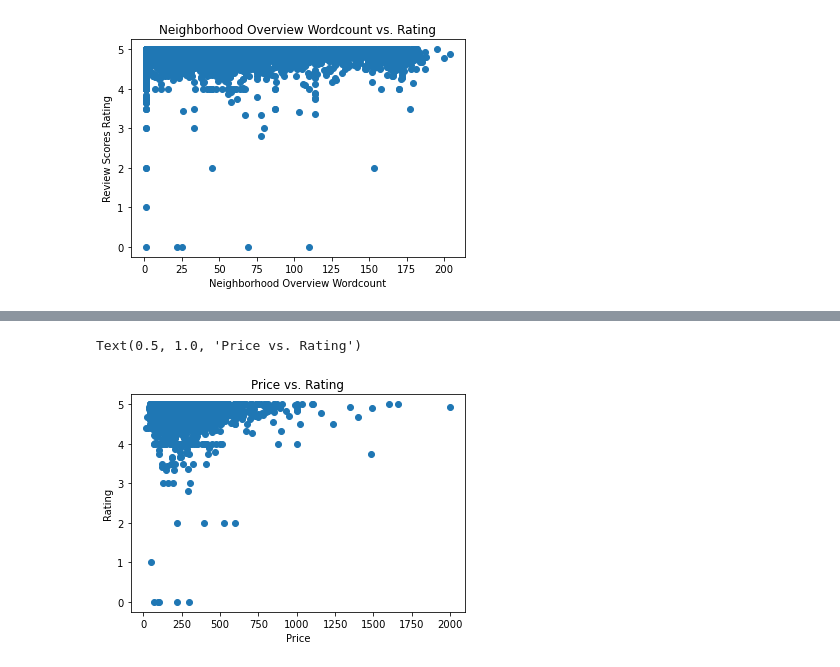
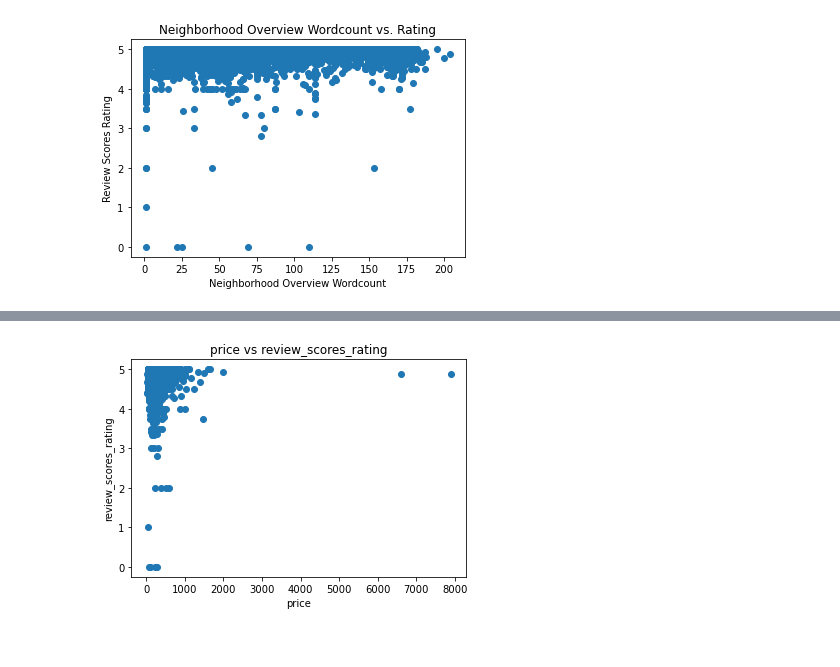
Before and after one commit to sangwooksuh/314proj, a Jupyter notebook: 314proj/Untitled.ipynb, the cells around one changed output, grey strips where cells are left out. Cells and saved outputs as stored; diff of their text form; code cells hidden in the pictures.

Commit message:
visualizing

```diff
--- a/314proj/Untitled.ipynb
+++ b/314proj/Untitled.ipynb
@@ -372,7 +372,27 @@ df.shape
 (6893, 58)
 # %%
 def clean(df):
-    to_drop = ['listing_url', 'scrape_id', 'last_scraped', 'source', 'host_id', 'host_url','host_name','host_thumbnail_url','host_picture_url','neighbourhood_group_cleansed','bathrooms','minimum_minimum_nights','maximum_minimum_nights', 'minimum_maximum_nights','maximum_maximum_nights','minimum_nights_avg_ntm','maximum_nights_avg_ntm','calendar_updated','host_neighbourhood','neighbourhood','license']
+    to_drop = ['listing_url',
+               'scrape_id',
+               'last_scraped',
+               'source',
+               'host_id',
+               'host_url',
+               'host_name',
+               'host_thumbnail_url',
+               'host_picture_url',
+               'neighbourhood_group_cleansed',
+               'bathrooms',
+               'minimum_minimum_nights',
+               'maximum_minimum_nights',
+               'minimum_maximum_nights',
+               'maximum_maximum_nights',
+               'minimum_nights_avg_ntm',
+               'maximum_nights_avg_ntm',
+               'calendar_updated',
+               'host_neighbourhood',
+               'neighbourhood',
+               'license']
     df = df.drop(to_drop, axis = 1) #drop unnecessary/redundant columns
 
     df['description']= df['description'].str.replace(r'<[^<>]*>', '', regex=True) #cleaning
@@ -620,6 +602,15 @@ plt.scatter(df1["price"].loc[df1["price"] < 4000], df1["review_scores_rating"].l
 plt.ylabel("Rating")
 plt.xlabel("Price")
 plt.title("Price vs. Rating")
-# %% [output]
-Text(0.5, 1.0, 'Price vs. Rating')
-[figure, removed]
+# %%
+import matplotlib.pyplot as plt
+def scatter(df, feature1, feature2):
+    plt.scatter(df[feature1], df[feature2])
+    plt.ylabel(feature2)
+    plt.xlabel(feature1)
+    plt.title(f"{feature1} vs {feature2}")
+    plt.show()
+# %%
+scatter(df1, "price", "review_scores_rating")
+# %% [output]
+[figure, added]
```
Also changed, not shown: parts of 22 cells of this notebook, 5 other files.
